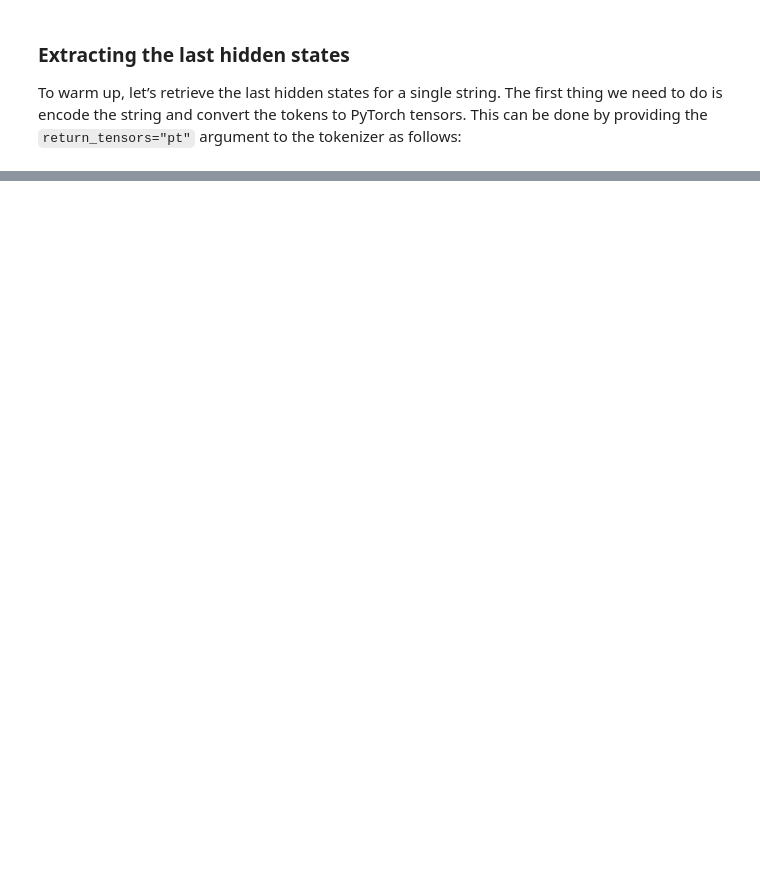
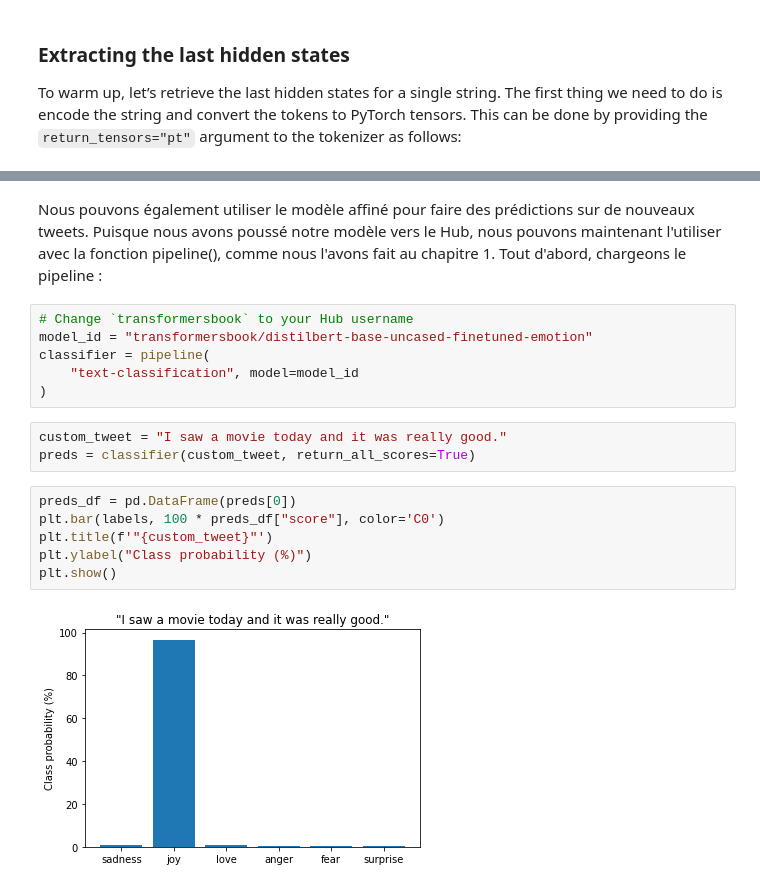
Before and after one commit to svngoku/NLPWithTransformer, a Jupyter notebook: TextClassification.ipynb, the cells around one changed output, grey strips where cells are left out. Cells and saved outputs as stored; diff of their text form; blank space fills up the shorter version.

Commit message:
Chapter 02 : Text Classification - End of Chapter

```diff
--- a/TextClassification.ipynb
+++ b/TextClassification.ipynb
@@ -328,0 +759,19 @@ print(f"Input tensor shape: {inputs['input_ids'].size()}")
+# %% [markdown]
+Nous pouvons également utiliser le modèle affiné pour faire des prédictions sur de nouveaux tweets. Puisque nous avons poussé notre modèle vers le Hub, nous pouvons maintenant l'utiliser avec la fonction pipeline(), comme nous l'avons fait au chapitre 1. Tout d'abord, chargeons le pipeline :
+# %%
+# Change `transformersbook` to your Hub username
+model_id = "transformersbook/distilbert-base-uncased-finetuned-emotion"
+classifier = pipeline(
+    "text-classification", model=model_id
+)
+# %%
+custom_tweet = "I saw a movie today and it was really good."
+preds = classifier(custom_tweet, return_all_scores=True)
+# %%
+preds_df = pd.DataFrame(preds[0])
+plt.bar(labels, 100 * preds_df["score"], color='C0')
+plt.title(f'"{custom_tweet}"')
+plt.ylabel("Class probability (%)")
+plt.show()
+# %% [output]
+[figure, added]
```
Also changed, not shown: parts of 96 cells of this notebook.
